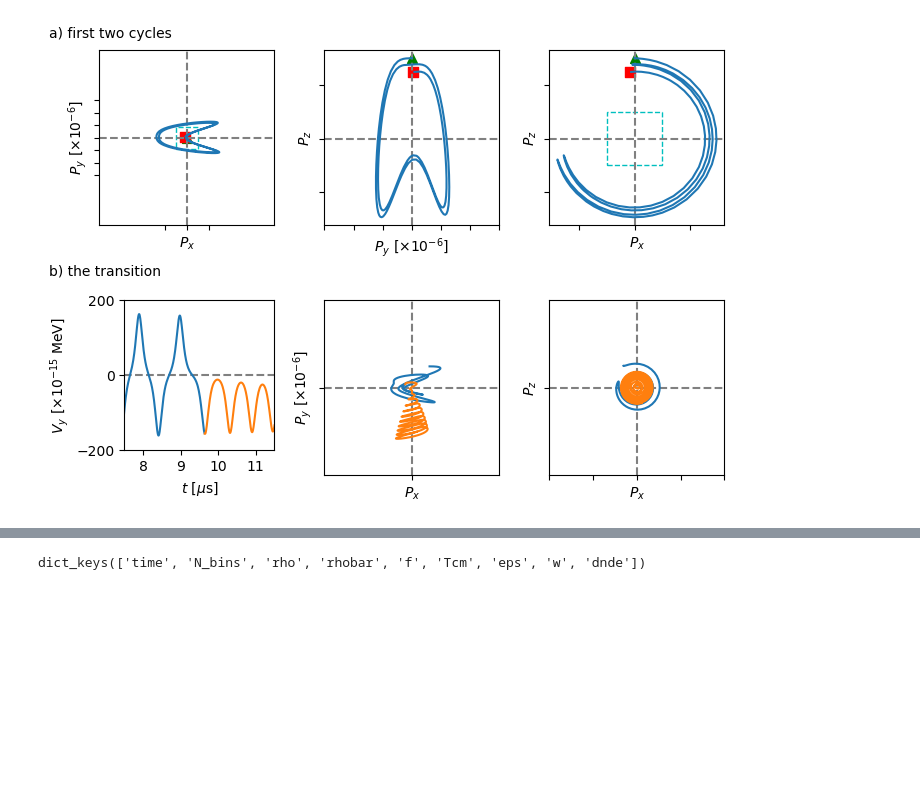
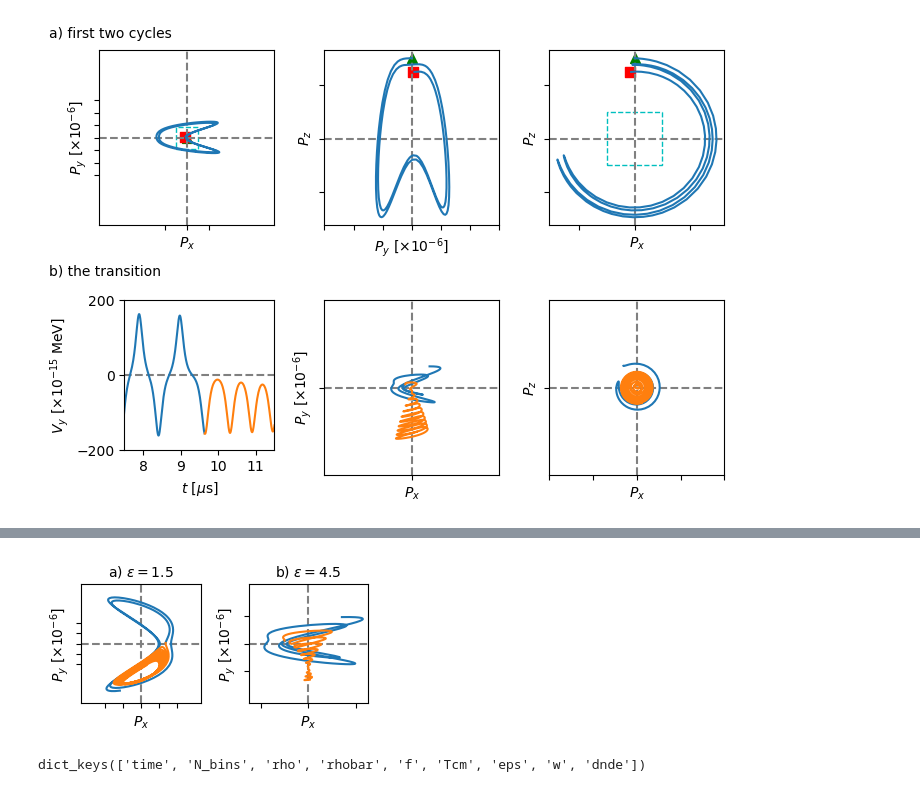
Before and after one commit to nuLABatUSD/QKESolveMPI, a Jupyter notebook: analysis/CompareBloch.ipynb, the cells around one changed output, grey strips where cells are left out. Saved outputs shown, nothing was run; the diff lists cells and outputs as text; code cells hidden in the pictures; blank space fills up the shorter version.

```diff
--- a/analysis/CompareBloch.ipynb
+++ b/analysis/CompareBloch.ipynb
@@ -456,3 +502,50 @@ plt.savefig("Bloch.pdf", bbox_inches='tight')
+# %%
+fig, axes = plt.subplots(nrows=1, ncols=2, figsize=(3.5, 2.5))
+
+# Access each plot using indexing
+xy1 = axes[0]
+xy2 = axes[1]
+
+
+bloch = [xy1, xy2]
+
+for ax in bloch:
+    ax.axhline(0, c='0.50', ls='--')
+    ax.axvline(0, c='0.50', ls='--')
+
+label_fontsize = 10
+
+eps_index = 15
+
+xy1.set_box_aspect(1)
+xy1.plot(Px[t_index[43]:t_index[50],15], Py[t_index[43]:t_index[50],15]*1e6)
+xy1.plot(Px[t_index[50]:,15], Py[t_index[50]:,15]*1e6)
+xy1.set_xticks([-0.12, -0.06, 0, 0.06, 0.12])
+xy1.set_yticks([-0.12, -0.06, 0, 0.06, 0.12])
+xy1.tick_params(labelbottom=False, labelleft=False)
+xy1.set_xlabel(r"$P_x$", fontsize=label_fontsize)
+xy1.set_ylabel(r"$P_y~[\times 10^{-6}]$", fontsize=label_fontsize)
+xy1.set_xlim(-0.2,0.2)
+xy1.set_ylim(-0.35,0.35)
+xy1.set_title(r"a) $\epsilon = 1.5$", fontsize = label_fontsize)
+
+eps_index = 45
+
+xy2.set_box_aspect(1)
+xy2.plot(Px[t_index[43]:t_index[50],eps_index], Py[t_index[43]:t_index[50],eps_index]*1e6)
+xy2.plot(Px[t_index[50]:,eps_index], Py[t_index[50]:,eps_index]*1e6)
+xy2.set_xticks([-0.06, 0, 0.06])
+xy2.set_yticks([-0.06, 0, 0.06])
+xy2.tick_params(labelbottom=False, labelleft=False)
+xy2.set_xlabel(r"$P_x$", fontsize=label_fontsize)
+xy2.set_ylabel(r"$P_y~[\times 10^{-6}]$", fontsize=label_fontsize)
+xy2.set_xlim(-0.075,0.075)
+xy2.set_ylim(-0.13125,0.13125)
+xy2.set_title(r"b) $\epsilon = 4.5$", fontsize = label_fontsize)
+
+plt.tight_layout()
+# %% [output]
+[figure, added]
 # %%
 thermal = pd.make_data_dictionary("../results/07-nu_nu_coll.csv", "../results/06-nu_e_coll-eps.csv")
 # %%
```
Also changed, not shown: parts of 2 cells of this notebook.
